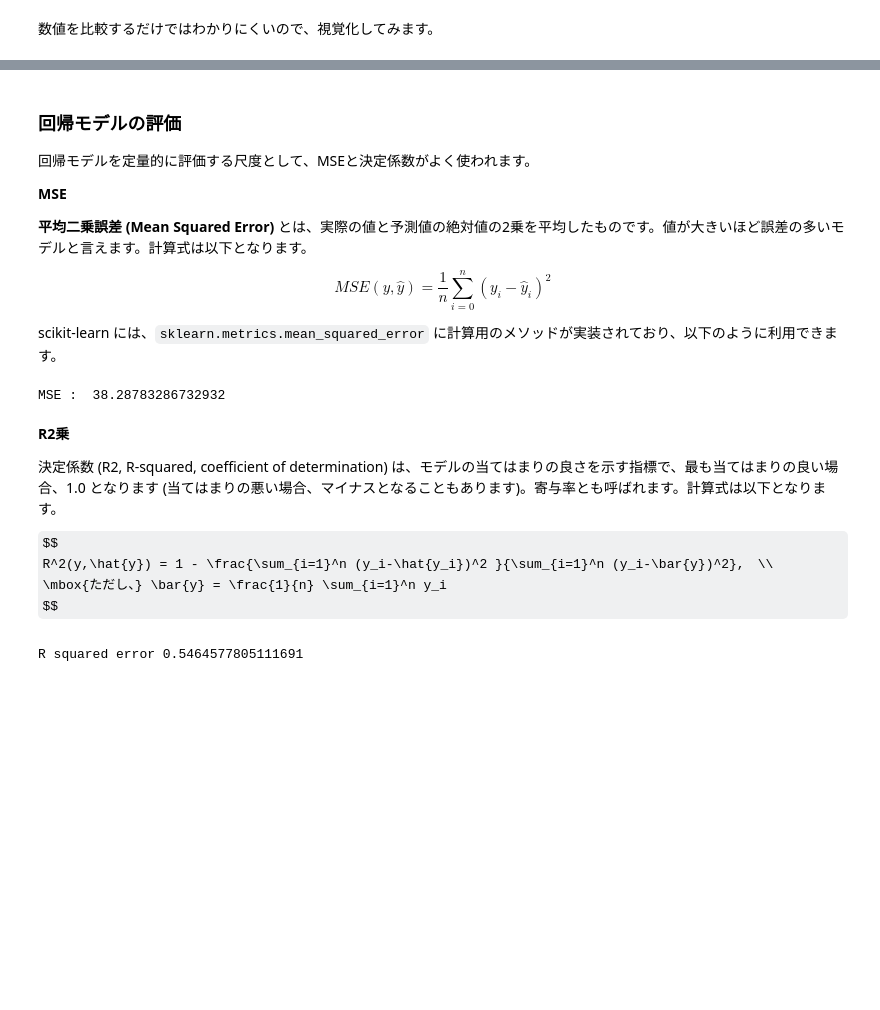
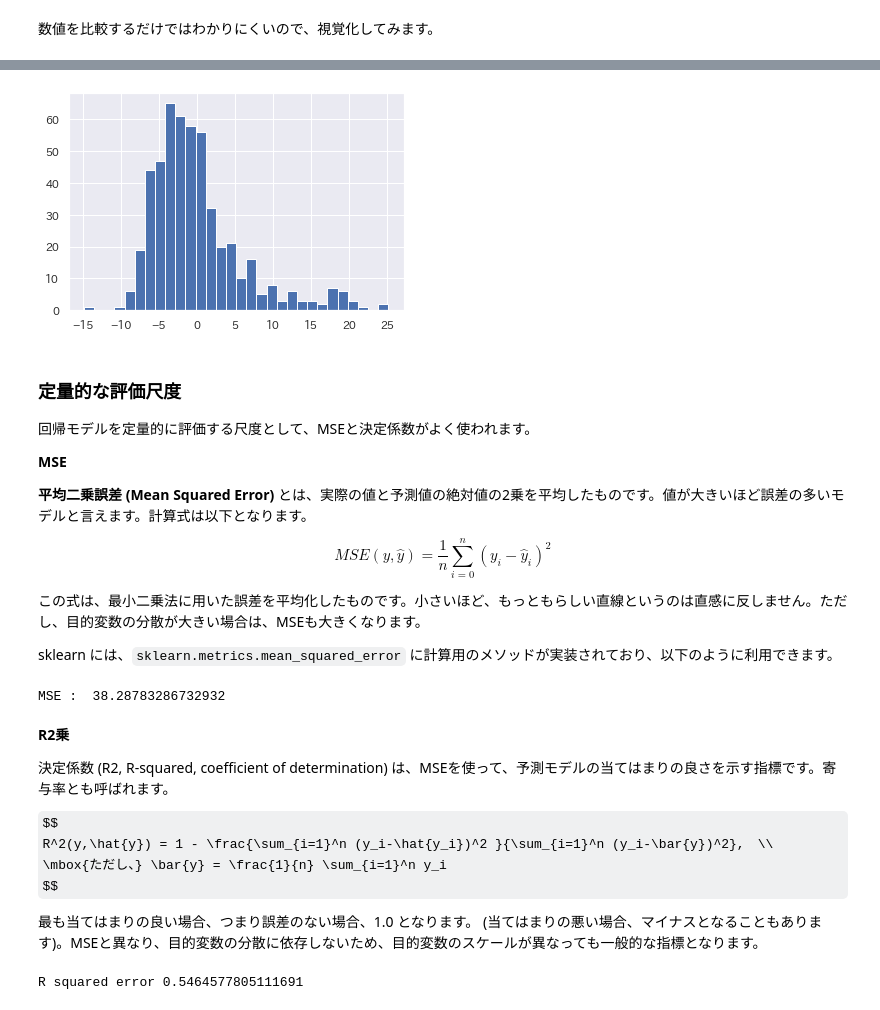
Before and after one commit to KuramitsuLab/kolab, a Jupyter notebook: src_ds/ds07reg.ipynb, the cells around one changed output, grey strips where cells are left out. Drawn from its saved outputs; the diff is of its cells as text; code cells hidden in the pictures; some formulas as TeX source; blank space fills up the shorter version.

```diff
--- a/src_ds/ds07reg.ipynb
+++ b/src_ds/ds07reg.ipynb
@@ -304,5 +326,12 @@ plt.ylim(0, 50)
+# %%
+plt.hist(y-y_pred, bins=30)
+plt.show()
+# %% [output]
+[figure, added]
 # %% [markdown]
-### 回帰モデルの評価
+
+
+### 定量的な評価尺度
 
 回帰モデルを定量的に評価する尺度として、MSEと決定係数がよく使われます。
 
@@ -314,7 +343,9 @@ $$
 MSE(y, \hat{y}) = \frac{1}{n} \sum_{i=0}^{n} (y_i - \hat{y}_i)^2
 $$
 
-scikit-learn には、`sklearn.metrics.mean_squared_error` に計算用のメソッドが実装されており、以下のように利用できます。
+この式は、最小二乗法に用いた誤差を平均化したものです。小さいほど、もっともらしい直線というのは直感に反しません。ただし、目的変数の分散が大きい場合は、MSEも大きくなります。
+
+sklearn には、`sklearn.metrics.mean_squared_error` に計算用のメソッドが実装されており、以下のように利用できます。
 # %%
 from sklearn.metrics import mean_squared_error
 mse = mean_squared_error(y, y_pred)
@@ -324,12 +355,14 @@ MSE :  38.28783286732932
 # %% [markdown]
 __R2乗__
 
-決定係数 (R2, R-squared, coefficient of determination) は、モデルの当てはまりの良さを示す指標で、最も当てはまりの良い場合、1.0 となります (当てはまりの悪い場合、マイナスとなることもあります)。寄与率とも呼ばれます。計算式は以下となります。
+決定係数 (R2, R-squared, coefficient of determination) は、MSEを使って、予測モデルの当てはまりの良さを示す指標です。寄与率とも呼ばれます。
 
 $$
 R^2(y,\hat{y}) = 1 - \frac{\sum_{i=1}^n (y_i-\hat{y_i})^2 }{\sum_{i=1}^n (y_i-\bar{y})^2},　\\
 \mbox{ただし、} \bar{y} = \frac{1}{n} \sum_{i=1}^n y_i
 $$
+
+最も当てはまりの良い場合、つまり誤差のない場合、1.0 となります。 (当てはまりの悪い場合、マイナスとなることもあります)。MSEと異なり、目的変数の分散に依存しないため、目的変数のスケールが異なっても一般的な指標となります。
 # %%
 from sklearn.metrics import r2_score
 print('R squared error', r2_score(y, y_pred))
```
Also changed, not shown: parts of 66 cells of this notebook, 12 other files.
